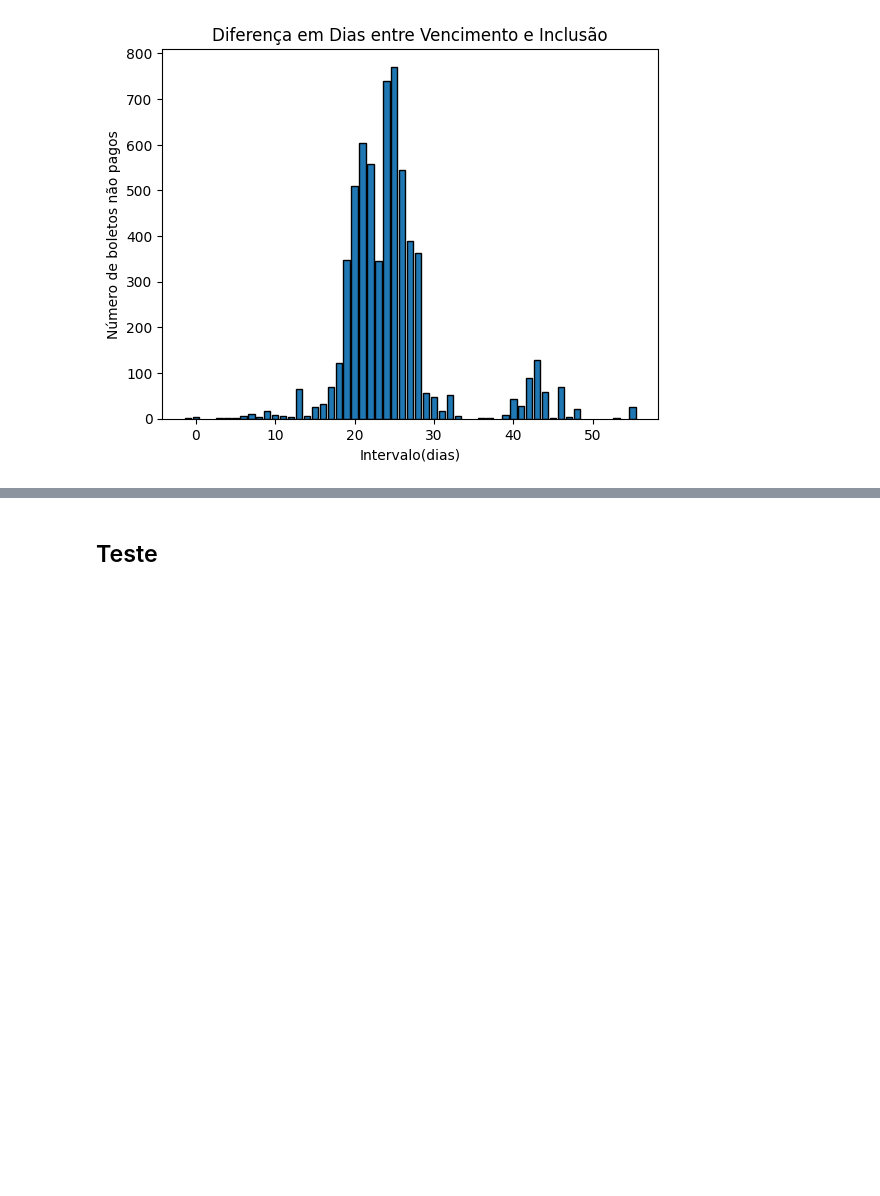
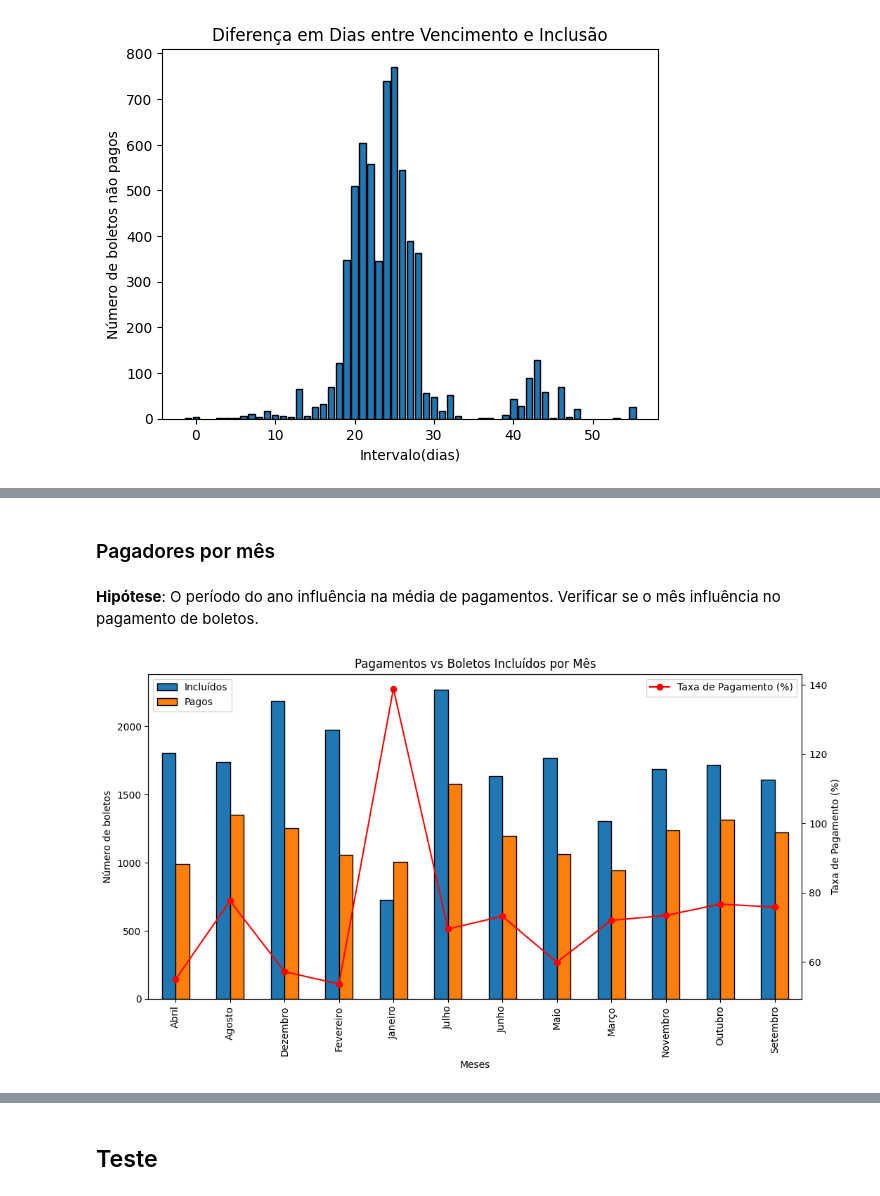
Before and after one commit to jjalmeidadev/payback-projeto, a Jupyter notebook: notebooks/Exploração_de_Dados,_Pré_processamento_e_Levantamento_de_Hipóteses_The_Seven.ipynb, the cells around one changed output, grey strips where cells are left out. Drawn from its saved outputs; the diff is of its cells as text; code cells hidden in the pictures; blank space fills up the shorter version.

```diff
--- a/notebooks/Exploração_de_Dados,_Pré_processamento_e_Levantamento_de_Hipóteses_The_Seven.ipynb
+++ b/notebooks/Exploração_de_Dados,_Pré_processamento_e_Levantamento_de_Hipóteses_The_Seven.ipynb
@@ -404,0 +358,50 @@ See the caveats in the documentation: https://pandas.pydata.org/pandas-docs/stab
+# %% [markdown]
+### Pagadores por mês
+# %% [markdown]
+**Hipótese**: O período do ano influência na média de pagamentos.
+ Verificar se o mês influência no pagamento de boletos.
+# %%
+
+
+mapping = {1: 'Janeiro', 2: 'Fevereiro', 3: 'Março', 4: 'Abril', 5: 'Maio', 6: 'Junho', 7: 'Julho', 8: 'Agosto', 9: 'Setembro', 10: 'Outubro', 11: 'Novembro', 12: 'Dezembro'}
+TabelaAtual['mes_pag'] = TabelaAtual['dt_pagto'].dt.month.map(mapping)
+TabelaAtual['mes_inclusao'] = TabelaAtual['data_inclusao'].dt.month.map(mapping)
+mes_p = TabelaAtual['mes_pag'].value_counts().sort_index()
+mes_i = TabelaAtual['mes_inclusao'].value_counts().sort_index()
+
+
+# Total de boletos incluídos por mês
+boletos_incluidos = TabelaAtual.groupby('mes_inclusao').size()
+
+# Total de boletos pagos por mês
+boletos_pagos = TabelaAtual[TabelaAtual['status_num'] == 2].groupby('mes_pag').size()
+
+# Unir em um dataframe
+df_mes = pd.concat([boletos_incluidos, boletos_pagos], axis=1)
+df_mes.columns = ['Incluídos', 'Pagos']
+df_mes = df_mes.fillna(0)  # caso algum mês não tenha pago
+
+# Taxa de pagamento (%) por mês
+df_mes['Taxa'] = (df_mes['Pagos'] / df_mes['Incluídos']) * 100
+
+# Plot
+fig, ax1 = plt.subplots(figsize=(12, 6))
+
+# Barras de incluídos e pagos
+df_mes[['Incluídos', 'Pagos']].plot(kind='bar', ax=ax1, edgecolor="black")
+ax1.set_ylabel("Número de boletos")
+ax1.set_xlabel("Meses")
+ax1.set_title("Pagamentos vs Boletos Incluídos por Mês")
+
+# Eixo secundário para a taxa de pagamento
+ax2 = ax1.twinx()
+ax2.plot(df_mes.index, df_mes['Taxa'], color="red", marker="o", label="Taxa de Pagamento (%)")
+ax2.set_ylabel("Taxa de Pagamento (%)")
+
+# Legendas
+ax1.legend(loc="upper left")
+ax2.legend(loc="upper right")
+
+plt.show()
+# %% [output]
+[figure, added]
```
Also changed, not shown: parts of 16 cells of this notebook.
